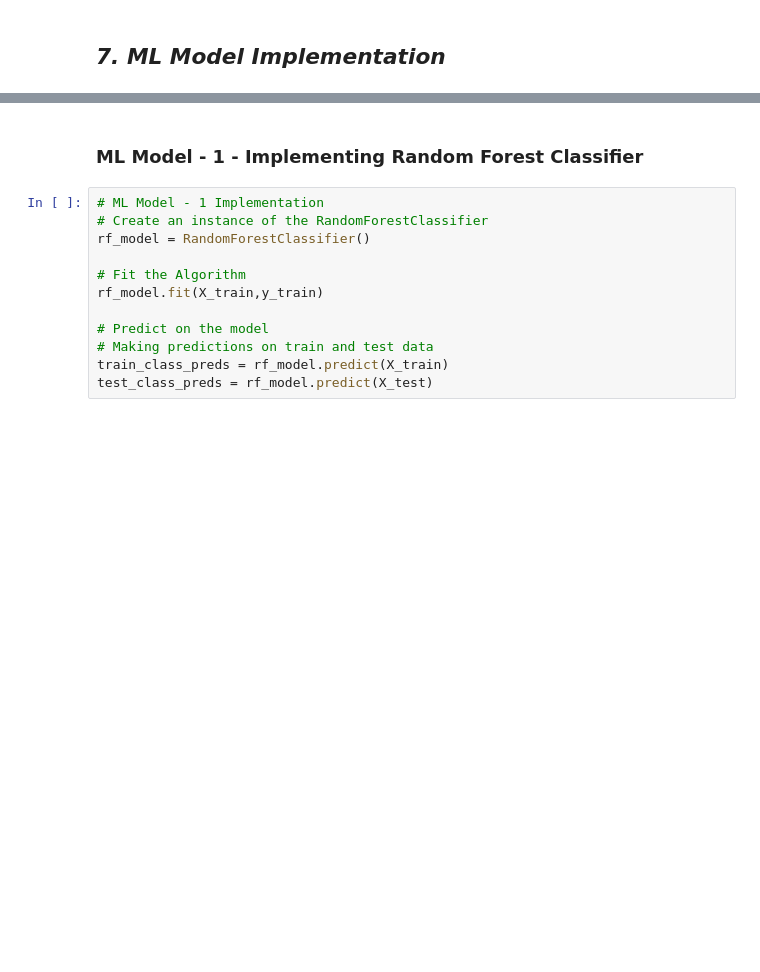
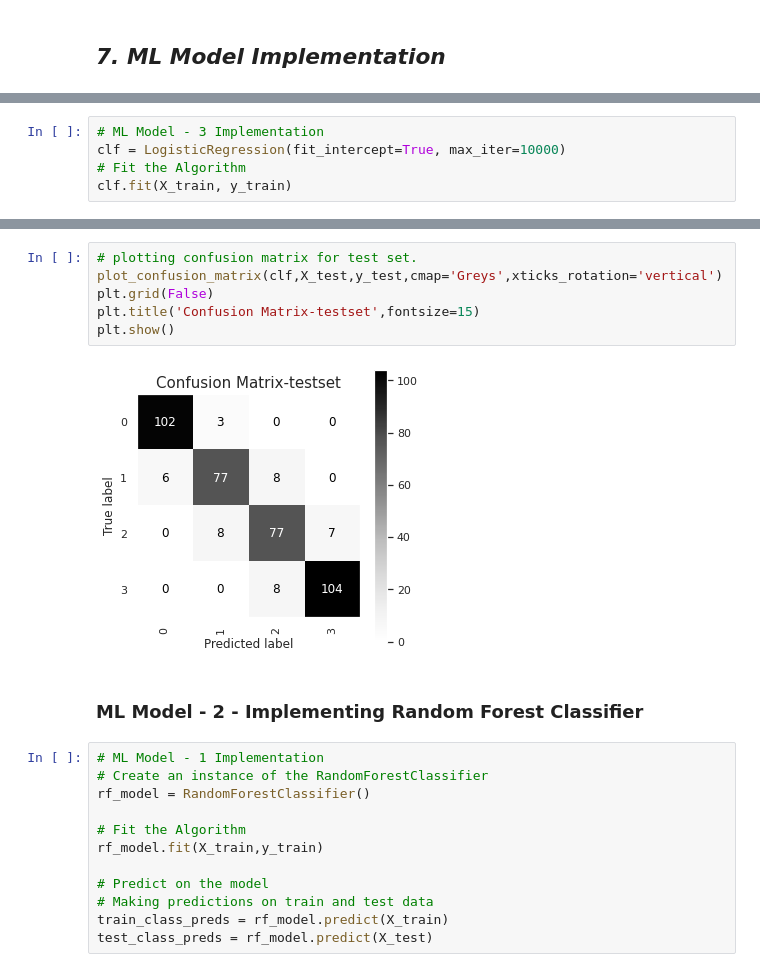
Before and after one commit to KomalPriya9320/Classification-Mobile-Price-Range-Prediction, a Jupyter notebook: Komal_Classification_Mobile_Price_Range.ipynb, the cells around one changed output, grey strips where cells are left out. Saved outputs shown, nothing was run; the diff lists cells and outputs as text; blank space fills up the shorter version.

```diff
--- a/Komal_Classification_Mobile_Price_Range.ipynb
+++ b/Komal_Classification_Mobile_Price_Range.ipynb
@@ -467,0 +676,5 @@ In this case the training dataset is small, that's why I have taken 70:30 ratio.
+# %%
+# ML Model - 3 Implementation
+clf = LogisticRegression(fit_intercept=True, max_iter=10000)
+# Fit the Algorithm
+clf.fit(X_train, y_train)
@@ -468,5 +729,13 @@ In this case the training dataset is small, that's why I have taken 70:30 ratio.
+# %%
+# plotting confusion matrix for test set.
+plot_confusion_matrix(clf,X_test,y_test,cmap='Greys',xticks_rotation='vertical')
+plt.grid(False)
+plt.title('Confusion Matrix-testset',fontsize=15)
+plt.show()
+# %% [output]
+[figure, added]
 # %% [markdown]
-### ML Model - 1 - **Implementing Random Forest Classifier**
+### ML Model - 2 - **Implementing Random Forest Classifier**
 # %%
 # ML Model - 1 Implementation
 # Create an instance of the RandomForestClassifier
```
Also changed, not shown: parts of 100 cells of this notebook.
